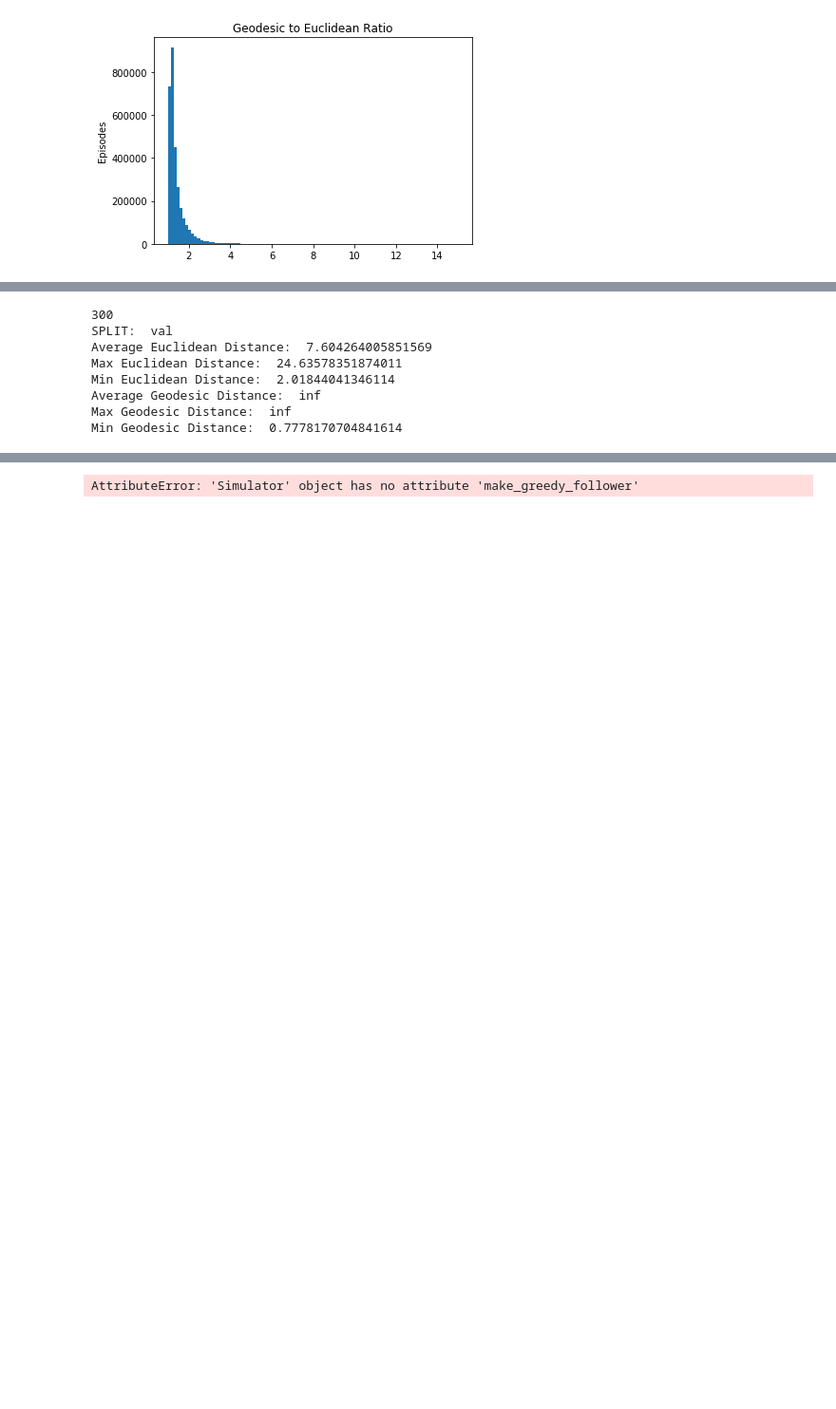
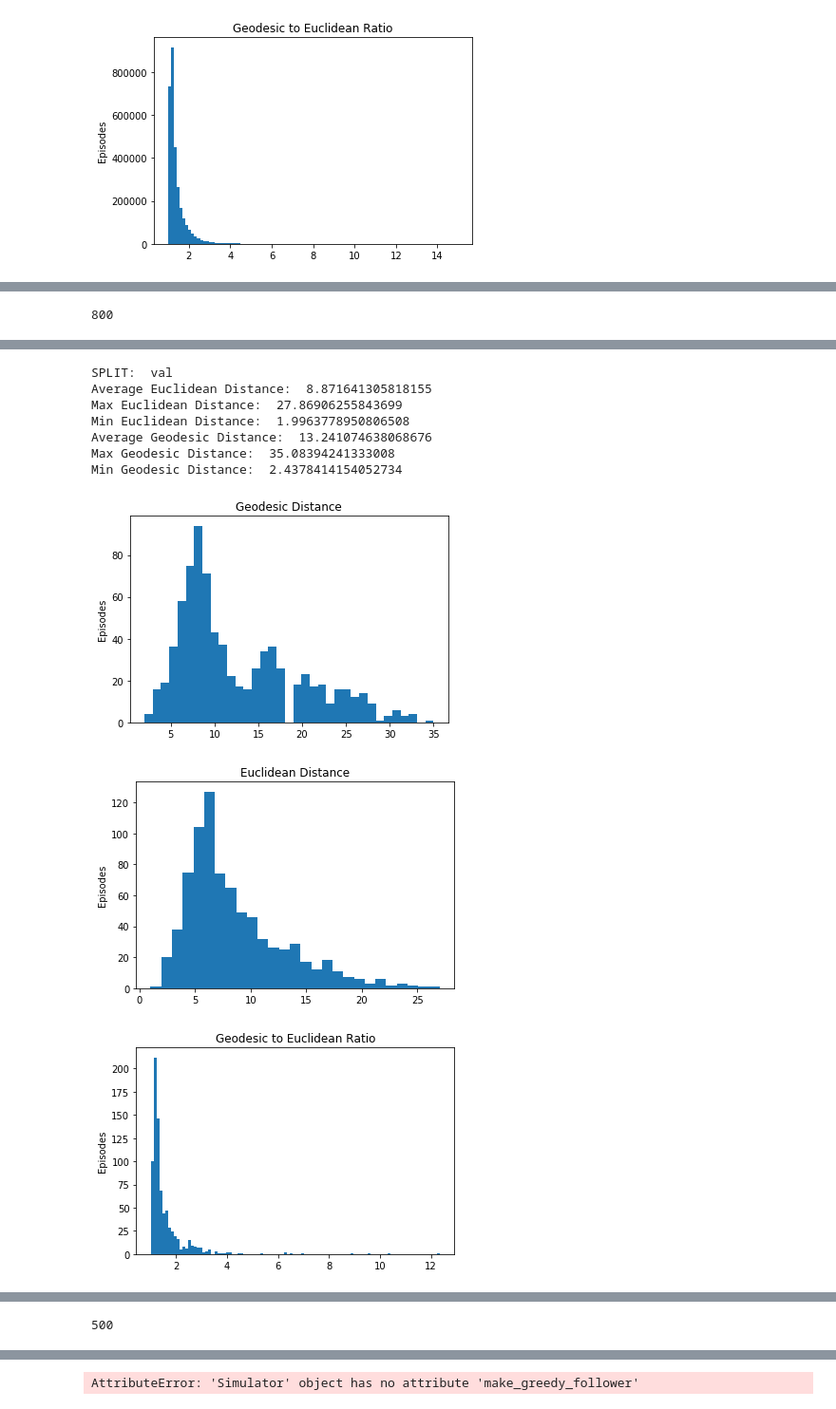
Before and after one commit to medhini/habitat-api, a Jupyter notebook: notebooks/dataset_statistics.ipynb, the cells around one changed output, grey strips where cells are left out. Shown at 95% size. Drawn from its saved outputs; the diff is of its cells as text; code cells hidden in the pictures; blank space fills up the shorter version.

Commit message:
Change Episode Generation"

```diff
--- a/notebooks/dataset_statistics.ipynb
+++ b/notebooks/dataset_statistics.ipynb
@@ -118,7 +118,7 @@ import random
 %matplotlib inline
 import matplotlib.pyplot as plt
 
-splits = ['val', 'test', 'train']
+splits = ['val', 'test']
 
 data_path = '../data/datasets/roomnav/mp3d/v1/{split}/{split}.json.gz'
 
@@ -146,10 +146,10 @@ for split in splits:
     print(len(env.episodes))
 
     for i in range(len(env.episodes)):
-#         observations = env.reset()
+        observations = env.reset()
 
-        sp = env.episodes[i].start_position
-        tp = env.episodes[i].goals[0].position
+        sp = env.current_episode.start_position
+        tp = env.current_episode.goals[0].position
 
         gd = env.sim.geodesic_distance(sp, tp)
         ed = np.power(np.power(np.array(sp) - np.array(tp), 2).sum(0), 0.5)
@@ -194,8 +194 @@ I0703 17:44:22.042129 69472 simulator.py:78] Loaded navmesh /private/home/medhin
-300
-SPLIT:  val
-Average Euclidean Distance:  7.604264005851569
-Max Euclidean Distance:  24.63578351874011
-Min Euclidean Distance:  2.01844041346114
-Average Geodesic Distance:  inf
-Max Geodesic Distance:  inf
-Min Geodesic Distance:  0.7778170704841614
+800
@@ -202,0 +198,10 @@ OverflowError: cannot convert float infinity to integer
+SPLIT:  val
+Average Euclidean Distance:  8.871641305818155
+Max Euclidean Distance:  27.86906255843699
+Min Euclidean Distance:  1.9963778950806508
+Average Geodesic Distance:  13.241074638068676
+Max Geodesic Distance:  35.08394241333008
+Min Geodesic Distance:  2.4378414154052734
+[figure, added]
+[figure, added]
+[figure, added]
@@ -202,0 +212 @@ OverflowError: cannot convert float infinity to integer
+500
```
Also changed, not shown: parts of 1 cell of this notebook, 3 other files.
